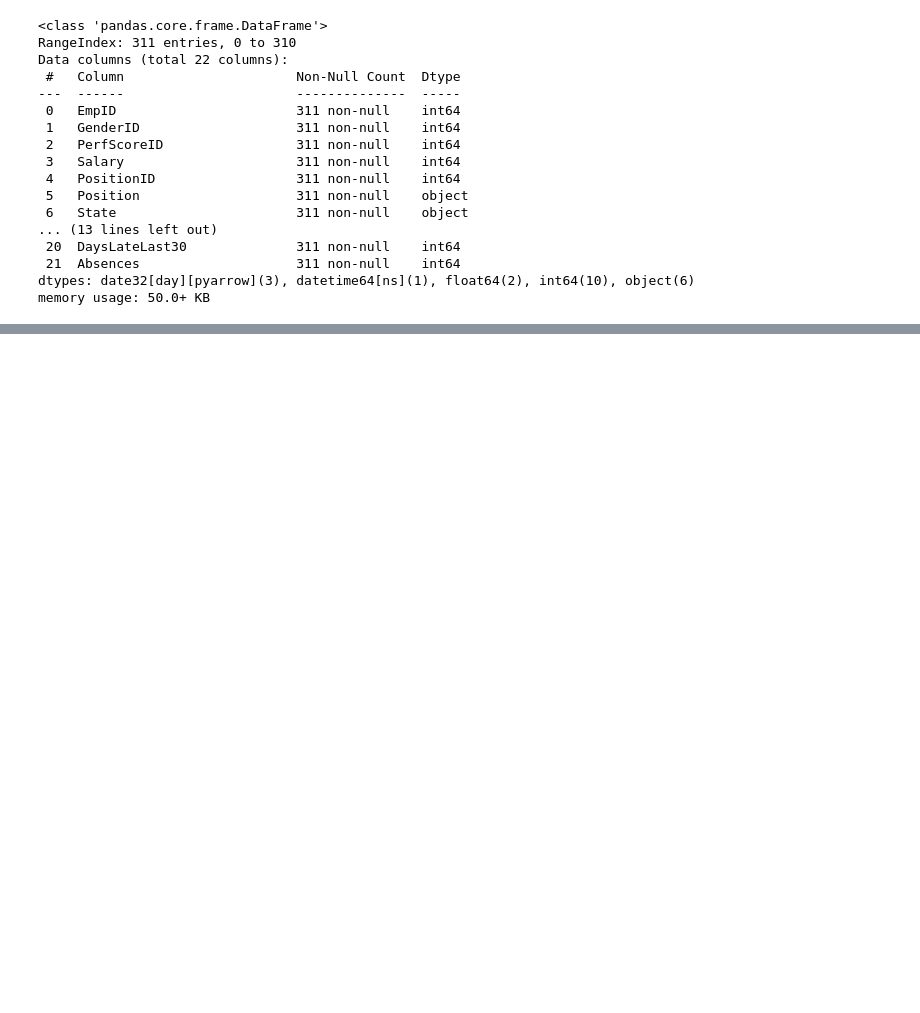
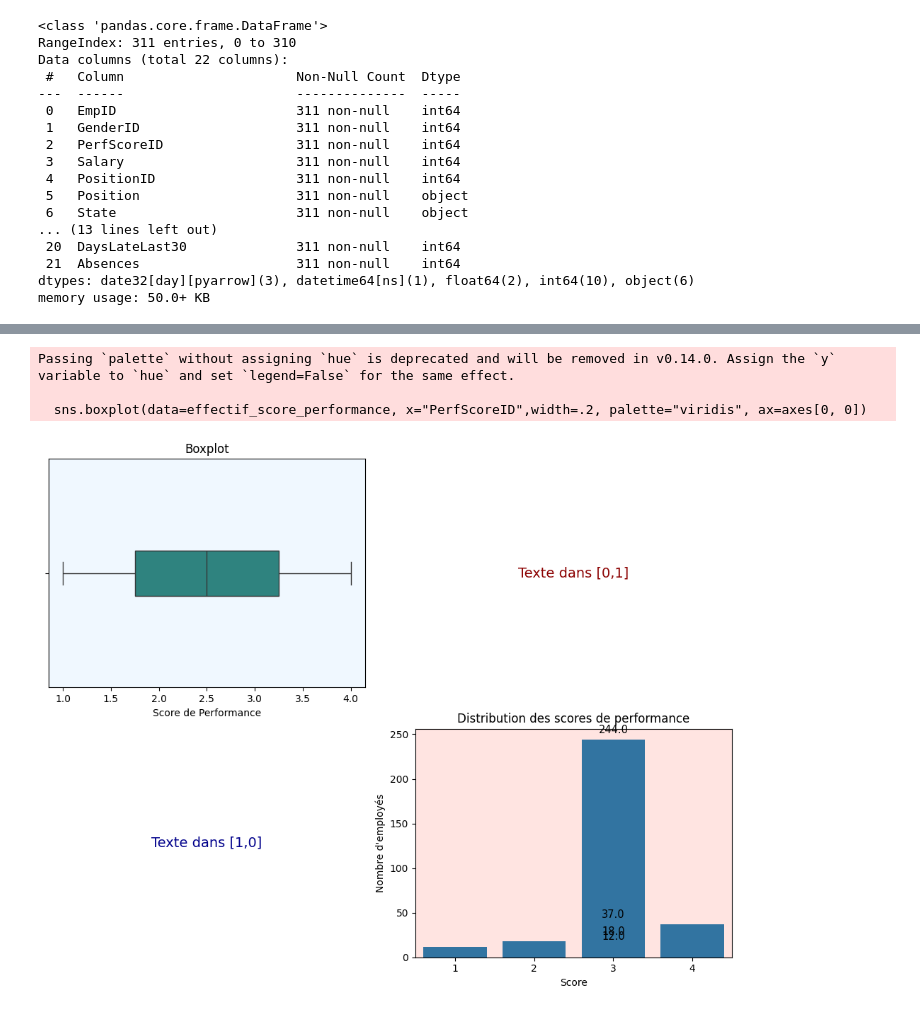
Before and after one commit to Isa31000/Projet-HR-sur-python, a Jupyter notebook: data_processing.ipynb, the cells around one changed output, grey strips where cells are left out. Cells and saved outputs as stored; diff of their text form; code cells hidden in the pictures; blank space fills up the shorter version.

Commit message:
Définition des indicateurs de performance.
Mise en contexte

Debut mesure de la performance

```diff
--- a/data_processing.ipynb
+++ b/data_processing.ipynb
@@ -39,0 +125,66 @@ Une entreprise souhaite analyser la répartition des performances des employés
+# %%
+import seaborn as sns
+import matplotlib
+#effectifs pour chaque score
+effectif_score_performance=data.groupby('PerfScoreID')['PerfScoreID'].count()
+effectif_score_performance=effectif_score_performance.reset_index(name='count')
+effectif_score_performance
+
+#ID des employés avec un score de 1 encore en entreprise
+under_performers=data.loc[data['PerfScoreID']<2, ['EmpID']]
+percent_under_performers=len(under_performers)/nombre_employés
+
+top_performers=data.loc[data['PerfScoreID']==4, ['EmpID']]
+performers_on_aim=data.loc[data['PerfScoreID']>3, ['EmpID']]
+percent_performers_on_aim=len(performers_on_aim)/nombre_employés
+# %%
+import matplotlib.pyplot as plt
+import seaborn as sns
+
+
+
+# Créer la figure et les axes (4 zones : 2 lignes et 2 colonnes)
+fig, axes = plt.subplots(2, 2, figsize=(10, 8))
+
+# Graphique 1 : Boxplot (Boîte à moustaches)
+sns.boxplot(data=effectif_score_performance, x="PerfScoreID",width=.2, palette="viridis", ax=axes[0, 0])
+axes[0, 0].set_title('Boxplot')
+axes[0, 0].set_xlabel('Score de Performance')  # Titre de l'axe X
+axes[0, 0].set_facecolor('#f0f8ff')  # Couleur de fond
+
+# Graphique 2 : Affichage de texte uniquement
+axes[0, 1].axis('off')  # On désactive l'axe pour qu'il n'y ait pas de graphique
+axes[0, 1].text(0.5, 0.5, f'Texte dans [0,1]', ha='center', va='center', fontsize=14, color='darkred')
+
+# Graphique 3 : Affichage de texte uniquement
+axes[1, 0].axis('off')  # On désactive l'axe pour qu'il n'y ait pas de graphique
+axes[1, 0].text(0.5, 0.5, 'Texte dans [1,0]', ha='center', va='center', fontsize=14, color='darkblue')
+
+# Graphique 4 : Histogramme
+sns.barplot(data=effectif_score_performance, x='PerfScoreID', y='count', ax=axes[1, 1])
+axes[1, 1].set_title('Distribution des scores de performance')
+axes[1, 1].set_xlabel('Score')  # Titre de l'axe X
+axes[1, 1].set_ylabel('Nombre d\'employés')  # Titre de l'axe Y
+axes[1, 1].set_facecolor('#ffe4e1')  # Couleur de fond
+# Affichage des étiquettes sur chaque barre
+for p in axes[1,1].patches:
+    # Position des étiquettes (sur chaque barre)
+    axes[1,1].annotate(f'{p.get_height()}',  # Valeur formatée
+                (2., p.get_height()),  # Coordonnée ( y) de l'étiquette
+                ha='center',  # Alignement horizontal au centre
+                va='center',  # Alignement vertical au centre
+                fontsize=10.5,  # Taille de la police
+                color='black',  # Couleur de l'étiquette
+                xytext=(0, 10),  # Décalage de l'étiquette par rapport à la barre
+                textcoords='offset points')  # Utiliser les coordonnées relatives à la barre
+
+# Ajuster les espacements
+plt.tight_layout()
+
+# Afficher la figure
+plt.show()
+# %% [output]
+Passing `palette` without assigning `hue` is deprecated and will be removed in v0.14.0. Assign the `y` variable to `hue` and set `legend=False` for the same effect.
+
+  sns.boxplot(data=effectif_score_performance, x="PerfScoreID",width=.2, palette="viridis", ax=axes[0, 0])
+[figure, added]
```
Also changed, not shown: parts of 7 cells of this notebook, 1 other file.
